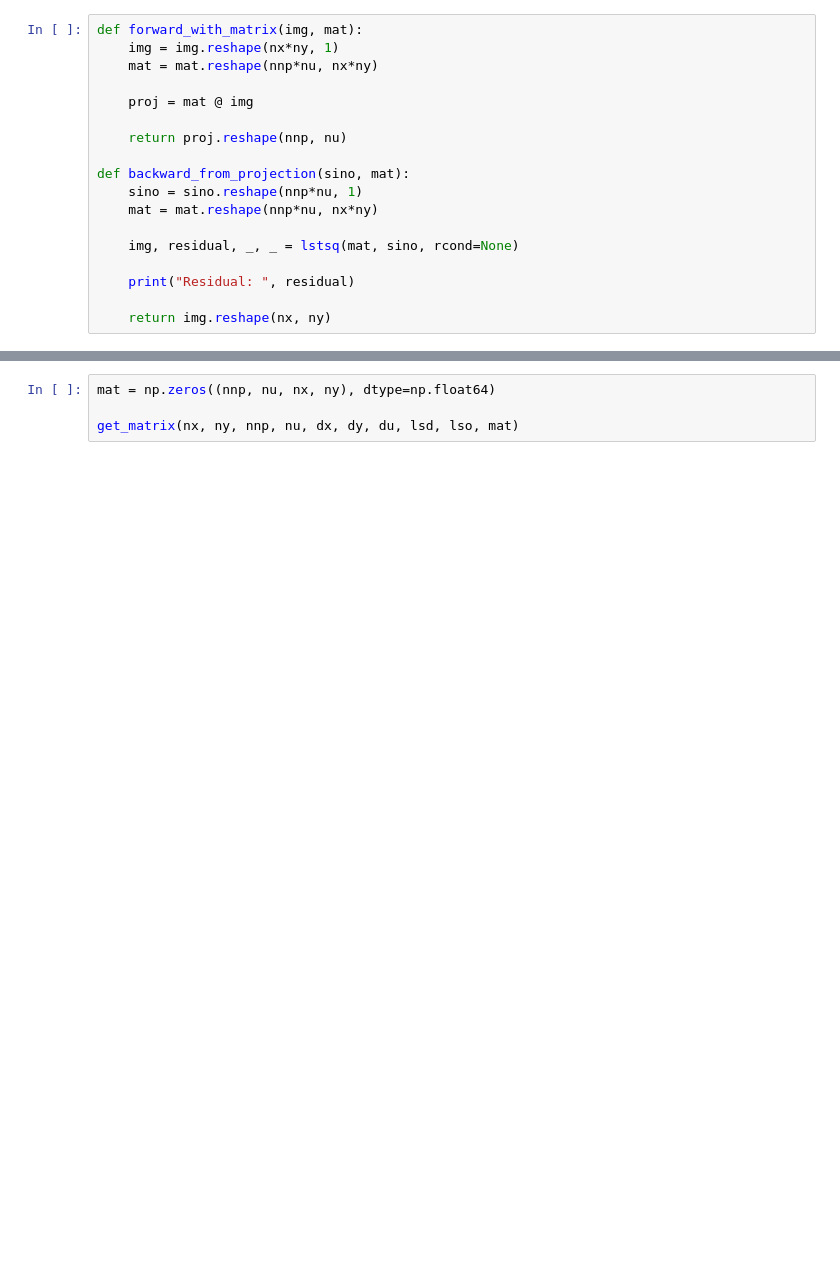
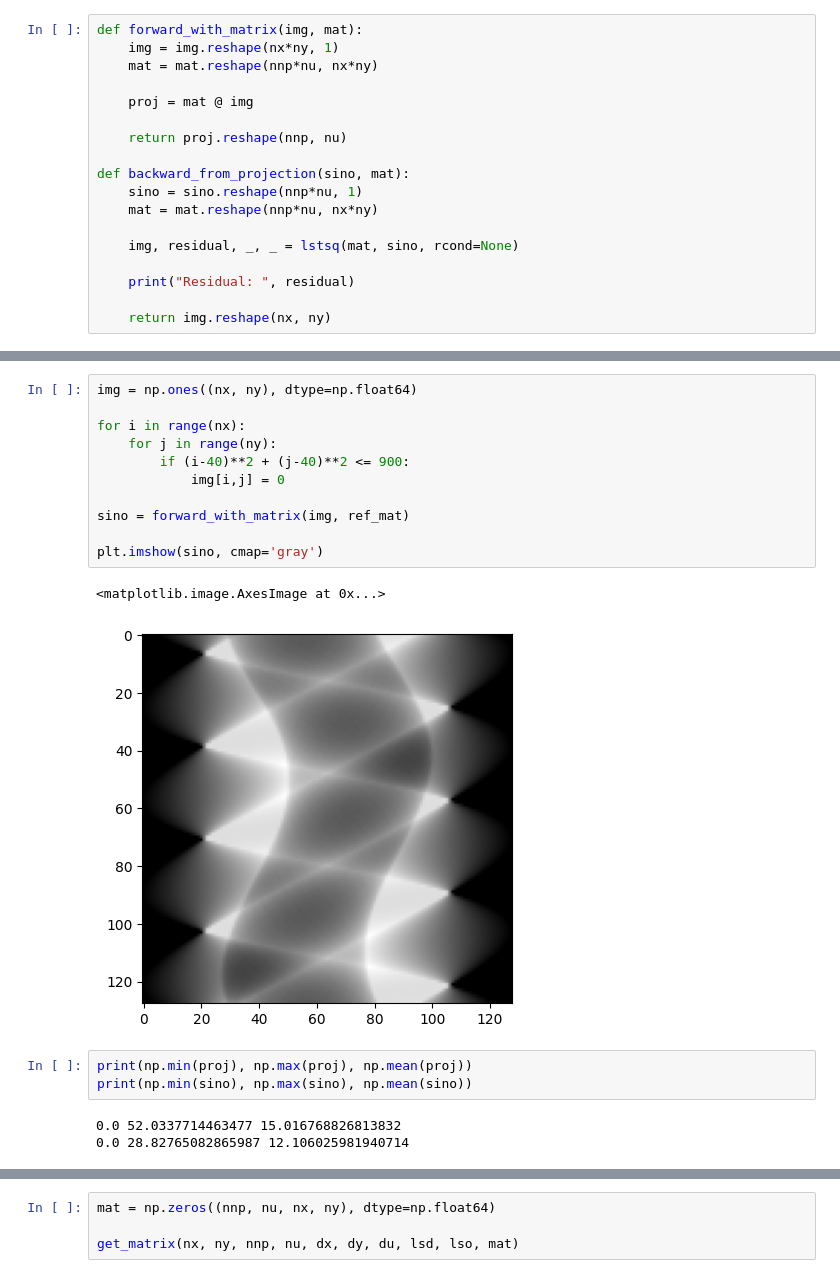
Before and after one commit to hqpwca/SGD, a Jupyter notebook: python/main.ipynb, the cells around one changed output, grey strips where cells are left out. Saved outputs shown, nothing was run; the diff lists cells and outputs as text; blank space fills up the shorter version.

```diff
--- a/python/main.ipynb
+++ b/python/main.ipynb
@@ -46,0 +99,20 @@ sino = forbild_sinogram(nnp, nu, du, lsd, lso, True)
+# %%
+img = np.ones((nx, ny), dtype=np.float64)
+
+for i in range(nx):
+    for j in range(ny):
+        if (i-40)**2 + (j-40)**2 <= 900:
+            img[i,j] = 0
+
+sino = forward_with_matrix(img, ref_mat)
+
+plt.imshow(sino, cmap='gray')
+# %% [output]
+<matplotlib.image.AxesImage at 0x...>
+[figure, added]
+# %%
+print(np.min(proj), np.max(proj), np.mean(proj))
+print(np.min(sino), np.max(sino), np.mean(sino))
+# %% [output]
+0.0 52.0337714463477 15.016768826813832
+0.0 28.82765082865987 12.106025981940714
```
Also changed, not shown: parts of 15 cells of this notebook, 1 other file.
